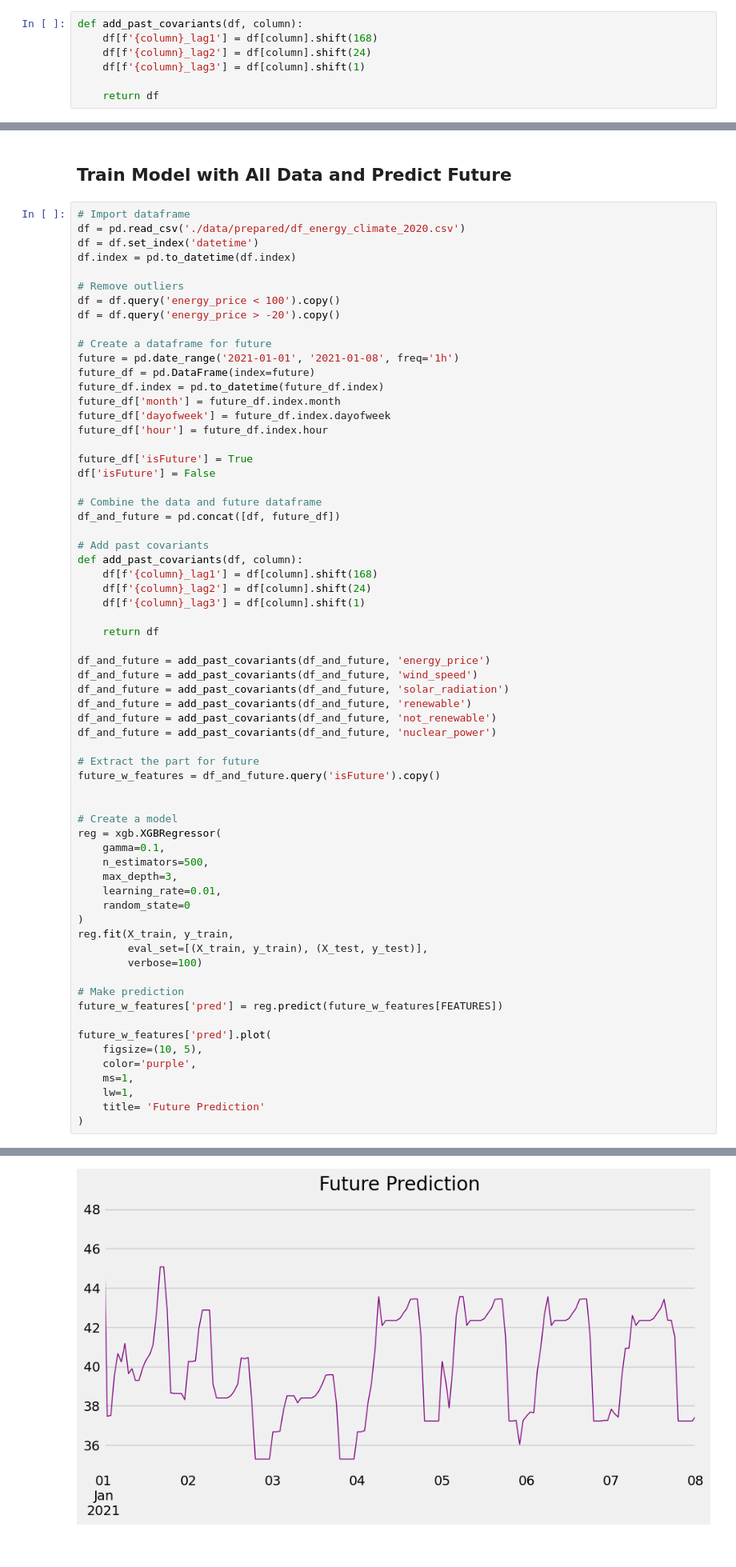
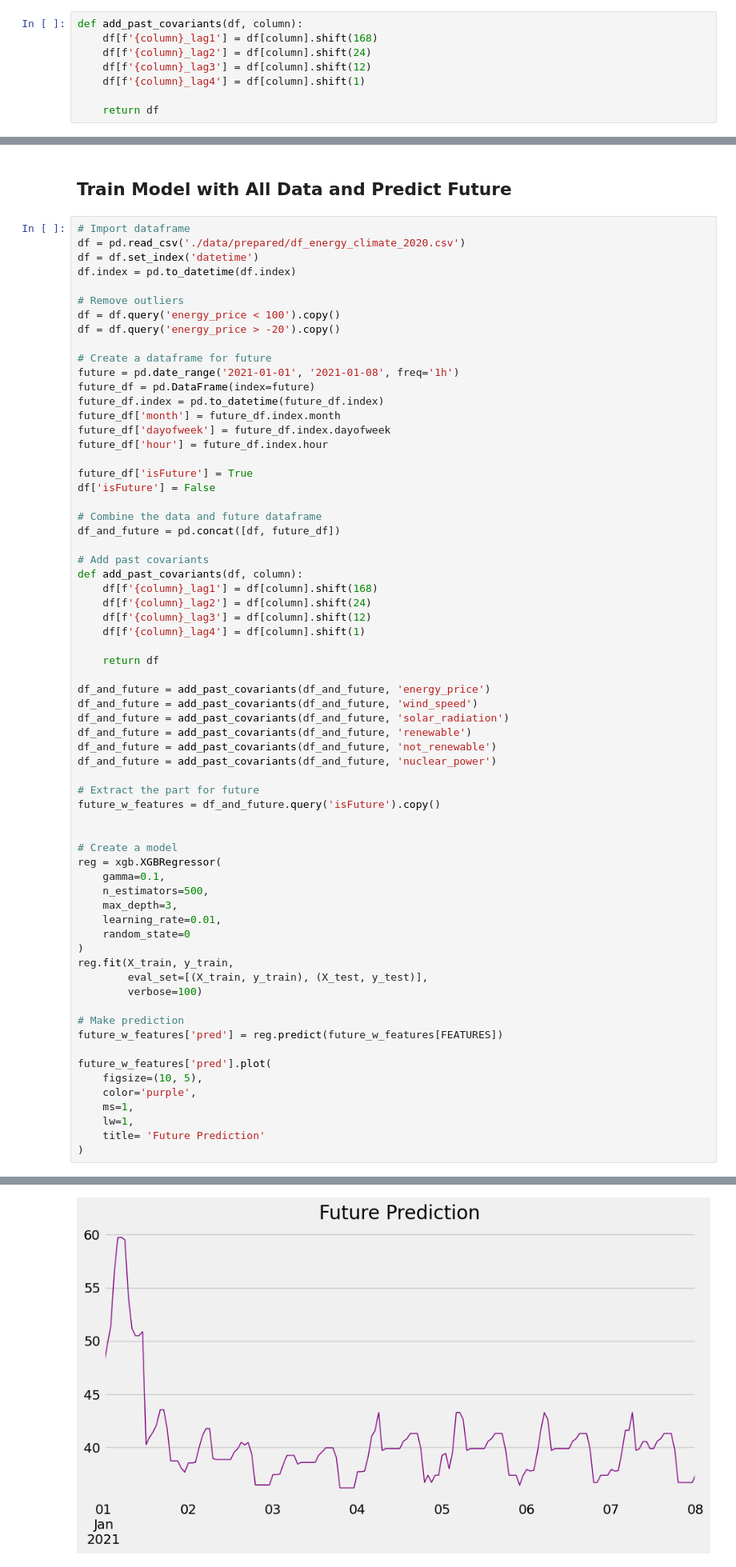
Before and after one commit to M-123-456/team-6-energy-costs, a Jupyter notebook: XGBoost_model.ipynb, the cells around one changed output, grey strips where cells are left out. Shown at 80% size. Cells and saved outputs as stored; diff of their text form.

```diff
--- a/XGBoost_model.ipynb
+++ b/XGBoost_model.ipynb
@@ -461,7 +461,8 @@ Fold MAPE scores: [0.3479631804203069, 0.28994661041356495, 0.1491597328844766,
 def add_past_covariants(df, column):
     df[f'{column}_lag1'] = df[column].shift(168)
     df[f'{column}_lag2'] = df[column].shift(24)
-    df[f'{column}_lag3'] = df[column].shift(1)
+    df[f'{column}_lag3'] = df[column].shift(12)
+    df[f'{column}_lag4'] = df[column].shift(1)
 
     return df
 # %%
@@ -812,7 +814,8 @@ df_and_future = pd.concat([df, future_df])
 def add_past_covariants(df, column):
     df[f'{column}_lag1'] = df[column].shift(168)
     df[f'{column}_lag2'] = df[column].shift(24)
-    df[f'{column}_lag3'] = df[column].shift(1)
+    df[f'{column}_lag3'] = df[column].shift(12)
+    df[f'{column}_lag4'] = df[column].shift(1)
 
     return df
 
@@ -859,2 +862,2 @@ future_w_features['pred'].plot(
 <AxesSubplot: title={'center': 'Future Prediction'}>
-[figure, old version]
+[figure, new version]
```
Also changed, not shown: parts of 8 cells of this notebook.
